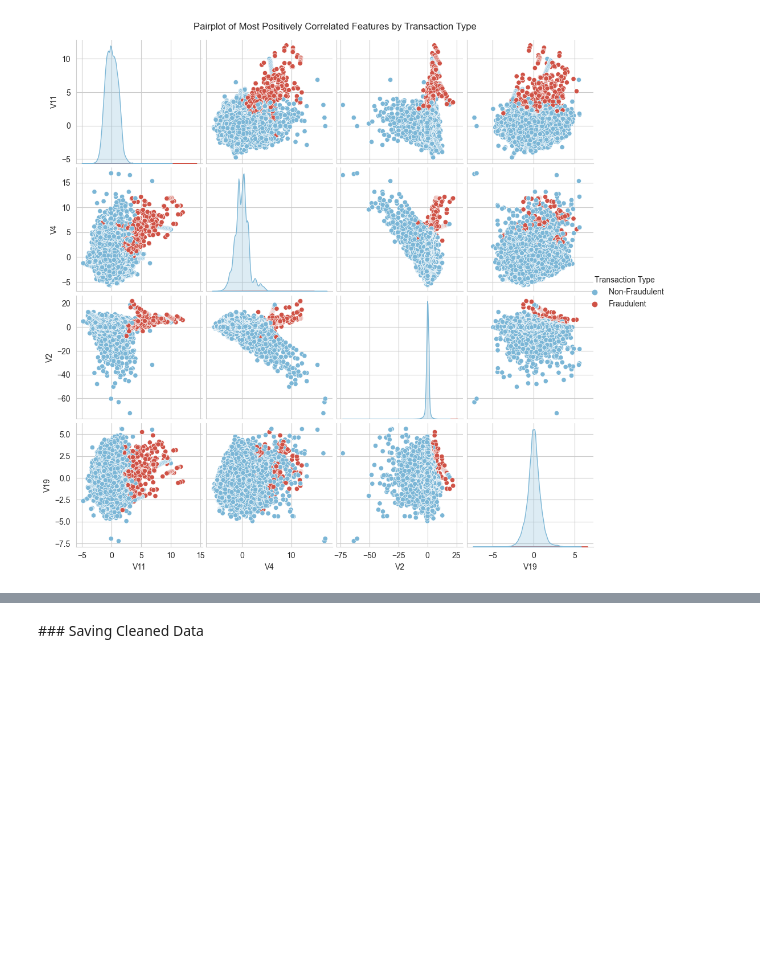
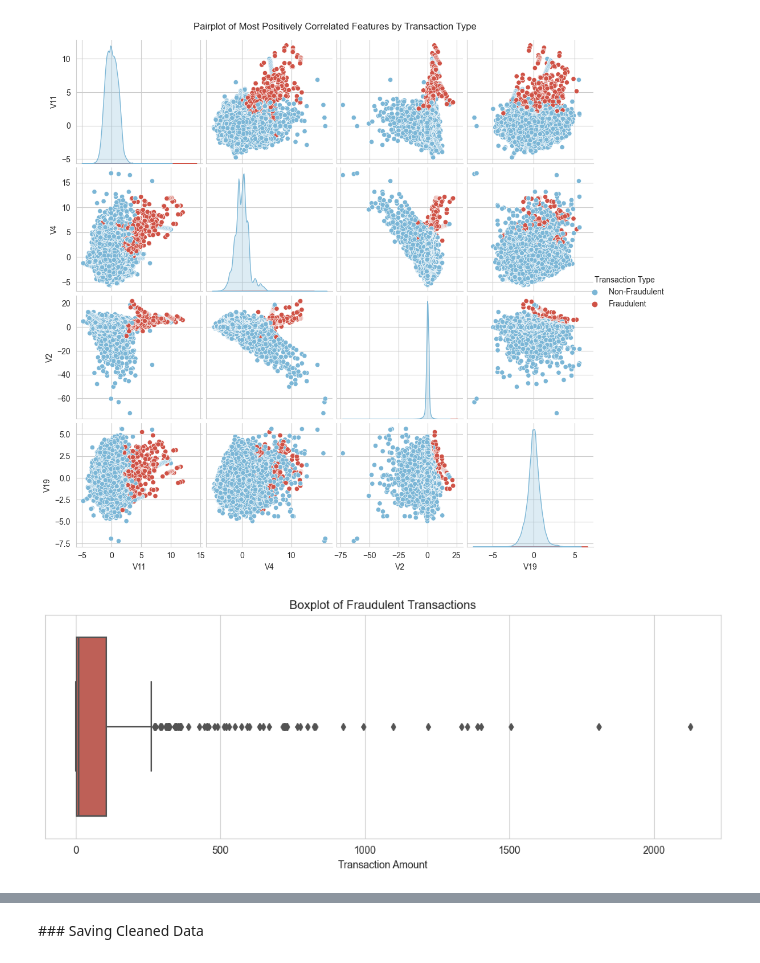
Before and after one commit to AThompson04/credit-card-fraud-detection, a Jupyter notebook: notebooks/eda_and_data_cleaning.ipynb, the cells around one changed output, grey strips where cells are left out. Saved outputs shown, nothing was run; the diff lists cells and outputs as text; code cells hidden in the pictures; blank space fills up the shorter version.

```diff
--- a/notebooks/eda_and_data_cleaning.ipynb
+++ b/notebooks/eda_and_data_cleaning.ipynb
@@ -180,3 +180,10 @@ pp.figure.suptitle('Pairplot of Most Positively Correlated Features by Transacti
 [figure]
 # %%
 pp.figure.savefig('pairplot_most_corr_graphs.png', dpi=300, bbox_inches='tight')
+# %%
+plt.figure(figsize=(12,4))
+k = sns.boxplot(data=fraud, x='Amount', palette=[colour2])
+k.set_title('Boxplot of Fraudulent Transactions')
+k.set_xlabel('Transaction Amount');
+# %% [output]
+[figure, added]
```
Also changed, not shown: parts of 10 cells of this notebook, 6 other files.
